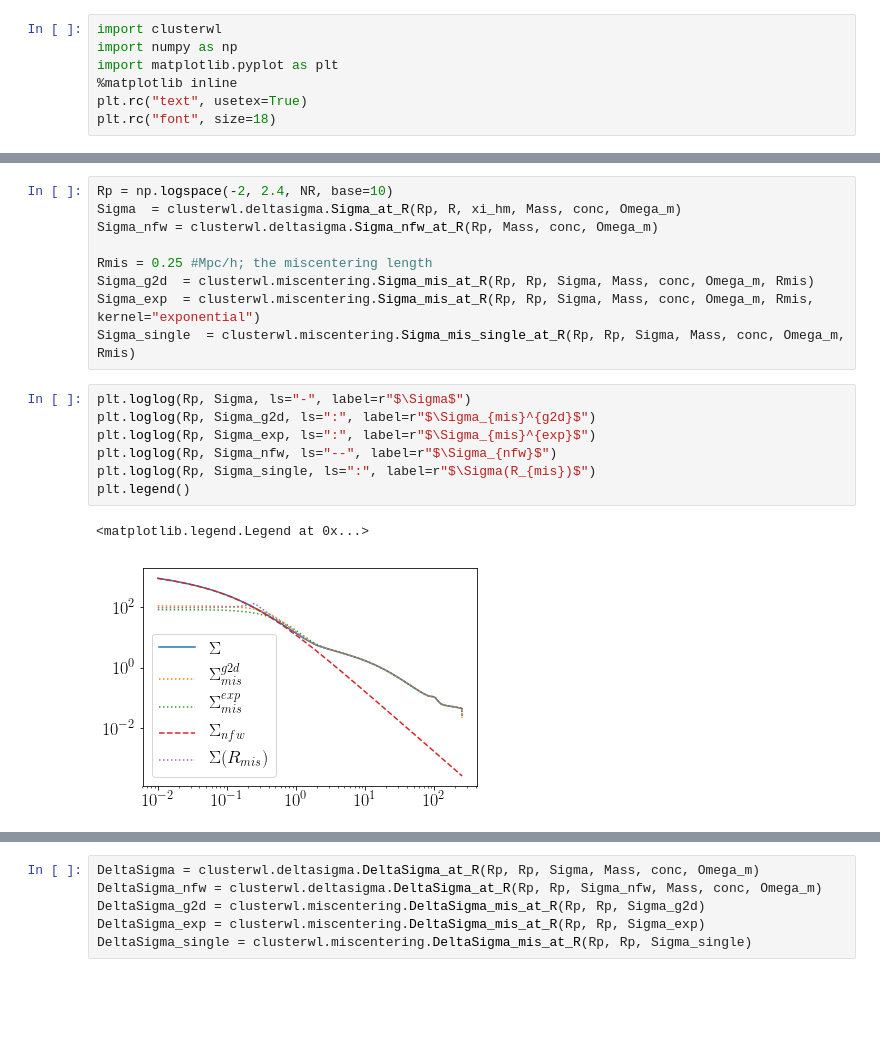
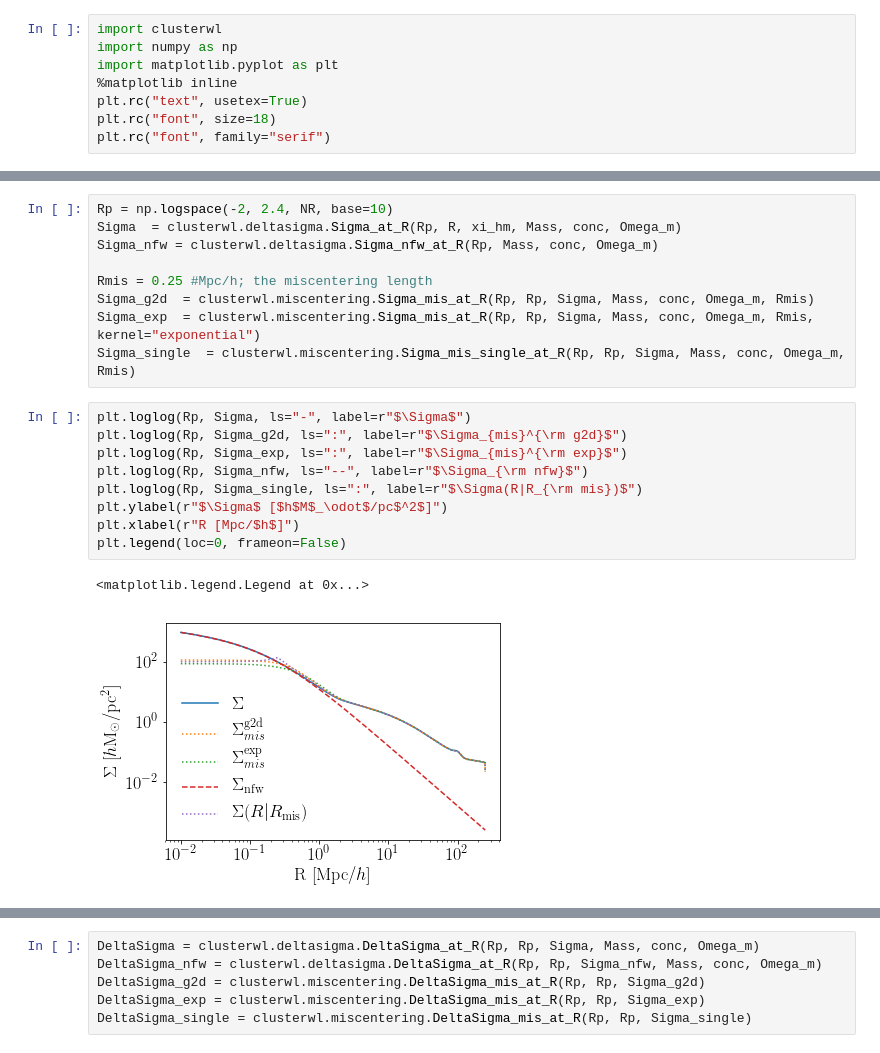
Before and after one commit to tmcclintock/cluster_toolkit, a Jupyter notebook: examples/Example_Notebook.ipynb, the cells around one changed output, grey strips where cells are left out. Cells and saved outputs as stored; diff of their text form; blank space fills up the shorter version.

```diff
--- a/examples/Example_Notebook.ipynb
+++ b/examples/Example_Notebook.ipynb
@@ -8,3 +8,4 @@ import matplotlib.pyplot as plt
 %matplotlib inline
 plt.rc("text", usetex=True)
 plt.rc("font", size=18)
+plt.rc("font", family="serif")
@@ -70,11 +73,13 @@ Sigma_exp  = clusterwl.miscentering.Sigma_mis_at_R(Rp, Rp, Sigma, Mass, conc, Om
 Sigma_single  = clusterwl.miscentering.Sigma_mis_single_at_R(Rp, Rp, Sigma, Mass, conc, Omega_m, Rmis)
 # %%
 plt.loglog(Rp, Sigma, ls="-", label=r"$\Sigma$")
-plt.loglog(Rp, Sigma_g2d, ls=":", label=r"$\Sigma_{mis}^{g2d}$")
-plt.loglog(Rp, Sigma_exp, ls=":", label=r"$\Sigma_{mis}^{exp}$")
-plt.loglog(Rp, Sigma_nfw, ls="--", label=r"$\Sigma_{nfw}$")
-plt.loglog(Rp, Sigma_single, ls=":", label=r"$\Sigma(R_{mis})$")
-plt.legend()
+plt.loglog(Rp, Sigma_g2d, ls=":", label=r"$\Sigma_{mis}^{\rm g2d}$")
+plt.loglog(Rp, Sigma_exp, ls=":", label=r"$\Sigma_{mis}^{\rm exp}$")
+plt.loglog(Rp, Sigma_nfw, ls="--", label=r"$\Sigma_{\rm nfw}$")
+plt.loglog(Rp, Sigma_single, ls=":", label=r"$\Sigma(R|R_{\rm mis})$")
+plt.ylabel(r"$\Sigma$ [$h$M$_\odot$/pc$^2$]")
+plt.xlabel(r"R [Mpc/$h$]")
+plt.legend(loc=0, frameon=False)
 # %% [output]
 <matplotlib.legend.Legend at 0x...>
-[figure, old version]
+[figure, new version]
```
Also changed, not shown: parts of 7 cells of this notebook.
